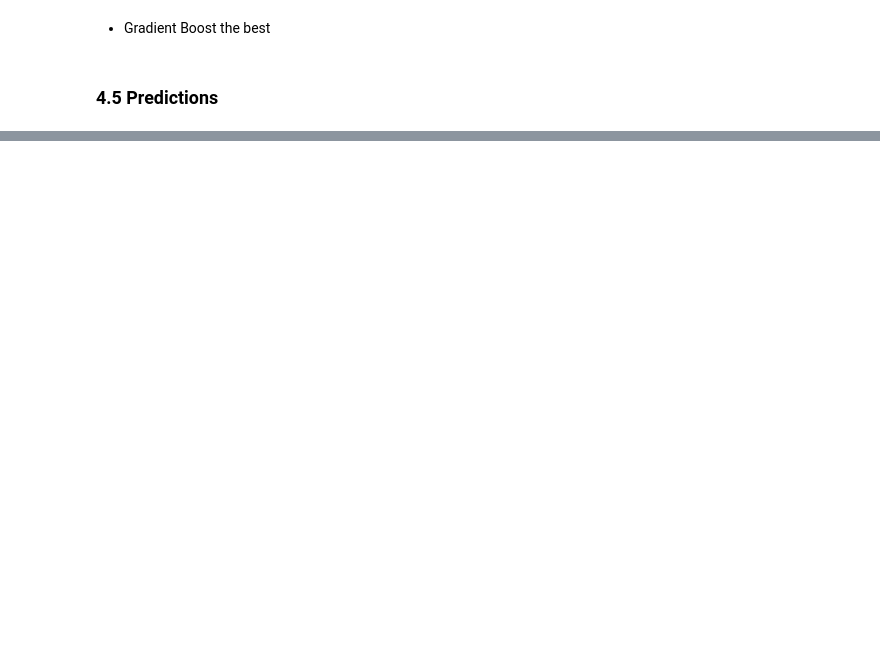
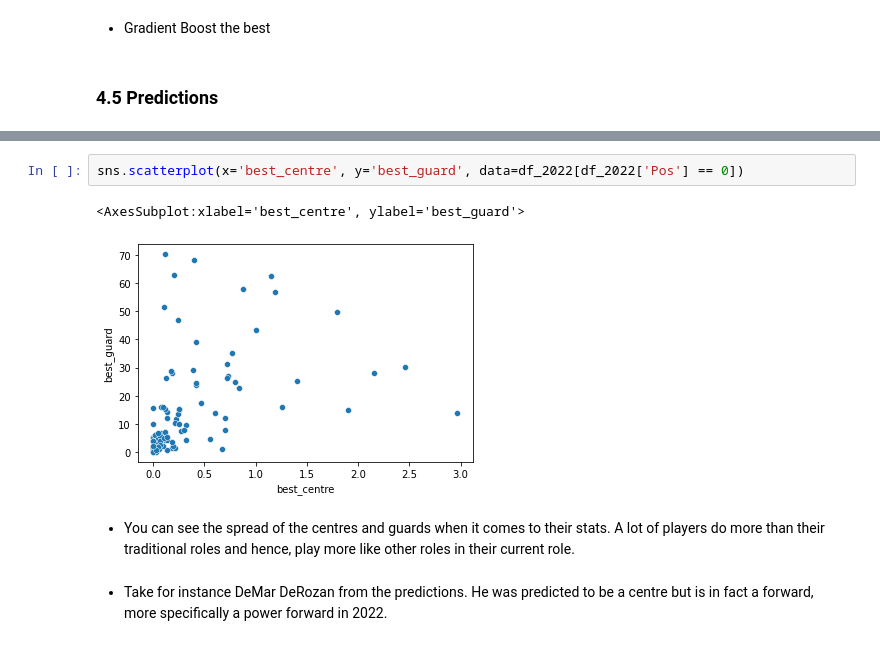
Before and after one commit to aaAbdulkadir/DataPortfolio, a Jupyter notebook: ML Projects/NBA Classification.ipynb, the cells around one changed output, grey strips where cells are left out. Drawn from its saved outputs; the diff is of its cells as text; blank space fills up the shorter version.

```diff
--- a/ML Projects/NBA Classification.ipynb
+++ b/ML Projects/NBA Classification.ipynb
@@ -992,0 +1146,9 @@ prediction['prediction'] = prediction['prediction'].map({1:'PG', 1:'SG', 2:'SF',
+# %%
+sns.scatterplot(x='best_centre', y='best_guard', data=df_2022[df_2022['Pos'] == 0])
+# %% [output]
+<AxesSubplot:xlabel='best_centre', ylabel='best_guard'>
+[figure, added]
+# %% [markdown]
+- You can see the spread of the centres and guards when it comes to their stats. A lot of players do more than their traditional roles and hence, play more like other roles in their current role.
+# %% [markdown]
+- Take for instance DeMar DeRozan from the predictions. He was predicted to be a centre but is in fact a forward, more specifically a power forward in 2022.
```
Also changed, not shown: parts of 80 cells of this notebook.
